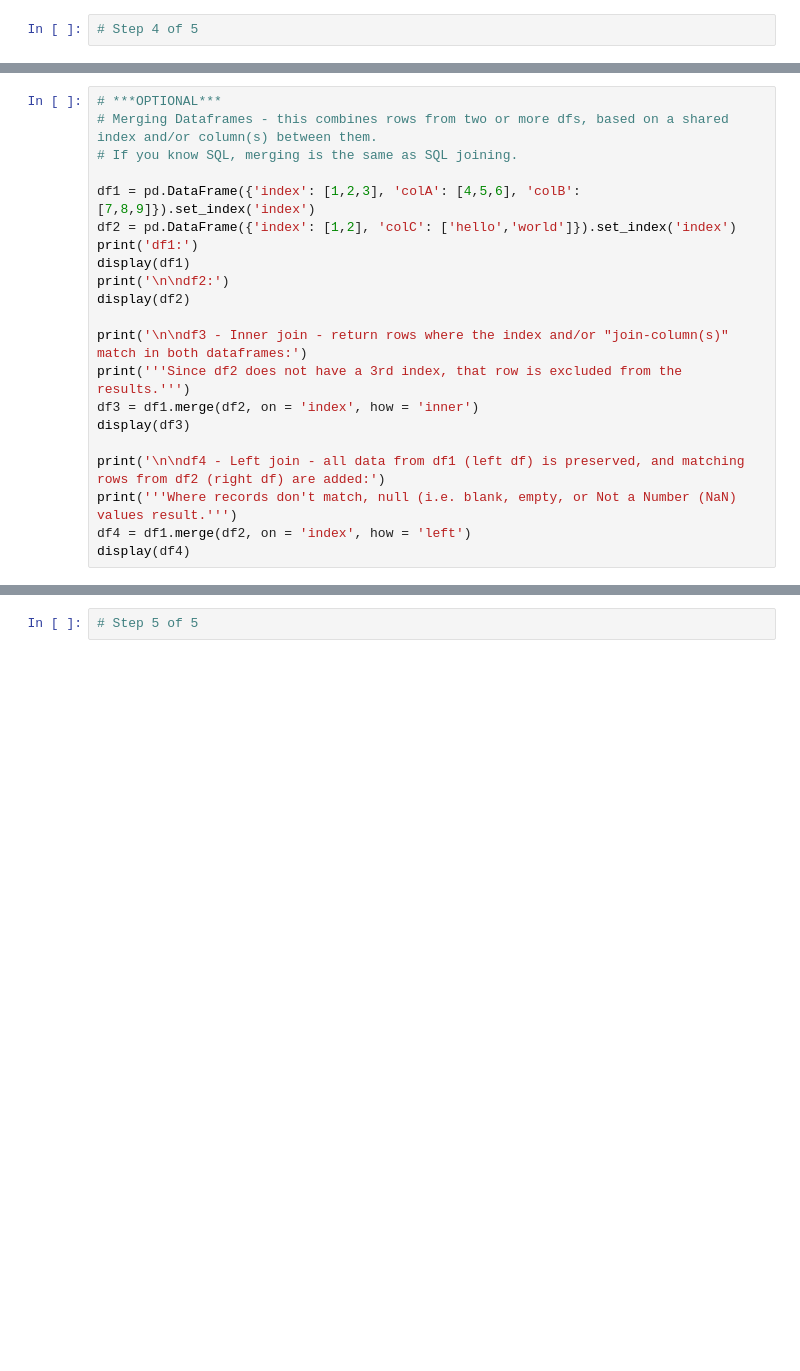
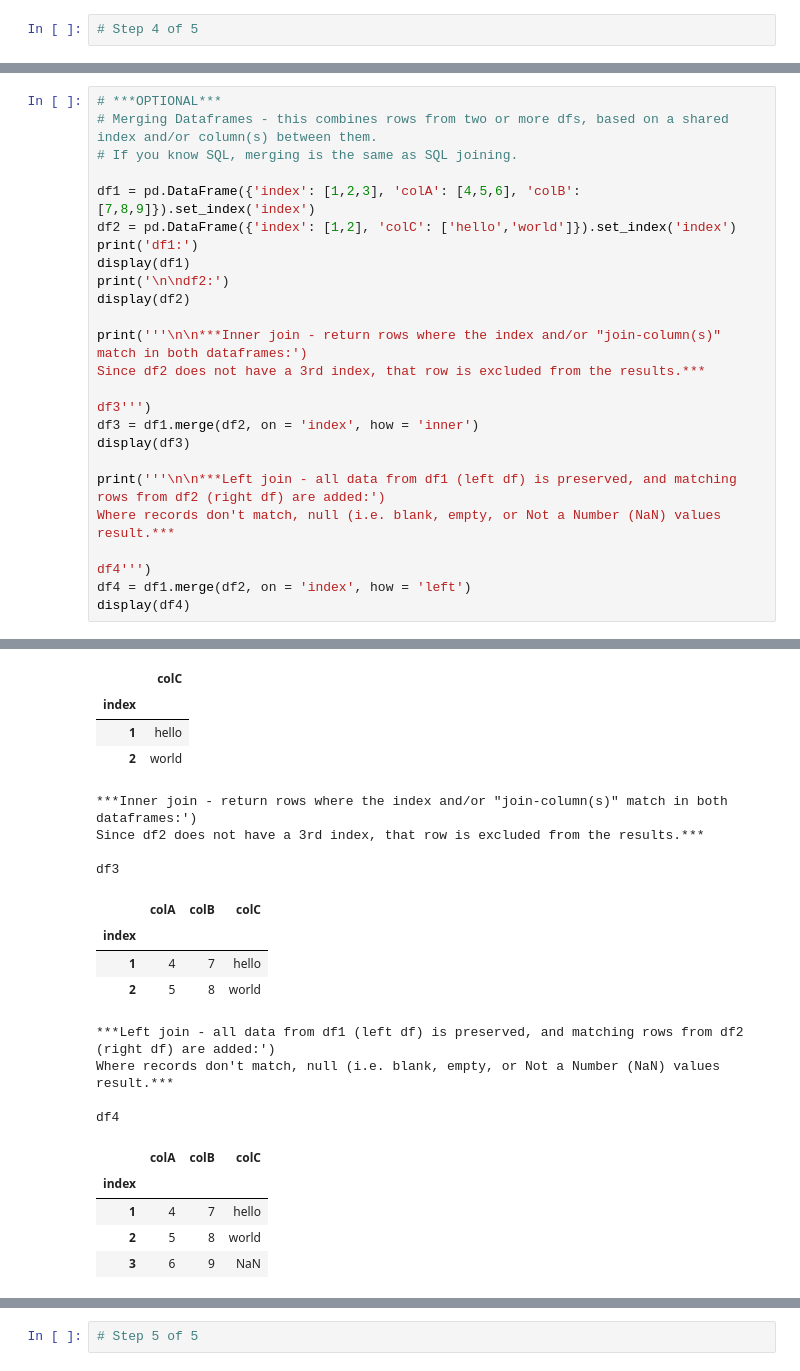
Before and after one commit to wjewell3/spotipy, a Jupyter notebook: Create Spotify Playlist Using Python.ipynb, the cells around one changed output, grey strips where cells are left out. Drawn from its saved outputs; the diff is of its cells as text; blank space fills up the shorter version.

```diff
--- a/Create Spotify Playlist Using Python.ipynb
+++ b/Create Spotify Playlist Using Python.ipynb
@@ -718,12 +1172,17 @@ display(df1)
 print('\n\ndf2:')
 display(df2)
 
-print('\n\ndf3 - Inner join - return rows where the index and/or "join-column(s)" match in both dataframes:')
-print('''Since df2 does not have a 3rd index, that row is excluded from the results.''')
+print('''\n\n***Inner join - return rows where the index and/or "join-column(s)" match in both dataframes:')
+Since df2 does not have a 3rd index, that row is excluded from the results.***
+
+df3''')
 df3 = df1.merge(df2, on = 'index', how = 'inner')
 display(df3)
 
-print('\n\ndf4 - Left join - all data from df1 (left df) is preserved, and matching rows from df2 (right df) are added:')
-print('''Where records don't match, null (i.e. blank, empty, or Not a Number (NaN) values result.''')
+print('''\n\n***Left join - all data from df1 (left df) is preserved, and matching rows from df2 (right df) are added:')
+Where records don't match, null (i.e. blank, empty, or Not a Number (NaN) values result.***
+
+df4''')
 df4 = df1.merge(df2, on = 'index', how = 'left')
 display(df4)
+# %% [output]
@@ -730,3 +1196,24 @@ display(df4)
+|  | colC |
+| index |  |
+| 1 | hello |
+| 2 | world |
+***Inner join - return rows where the index and/or "join-column(s)" match in both dataframes:')
+Since df2 does not have a 3rd index, that row is excluded from the results.***
+
+df3
+|  | colA | colB | colC |
+| index |  |  |  |
+| 1 | 4 | 7 | hello |
+| 2 | 5 | 8 | world |
+***Left join - all data from df1 (left df) is preserved, and matching rows from df2 (right df) are added:')
+Where records don't match, null (i.e. blank, empty, or Not a Number (NaN) values result.***
+
+df4
+|  | colA | colB | colC |
+| index |  |  |  |
+| 1 | 4 | 7 | hello |
+| 2 | 5 | 8 | world |
+| 3 | 6 | 9 | NaN |
 # %%
 # Step 4d - Merge the "Featured Playlist Songs" DataFrame with the "Genres "Dataframe
 
```
Also changed, not shown: parts of 44 cells of this notebook, 2 other files.
